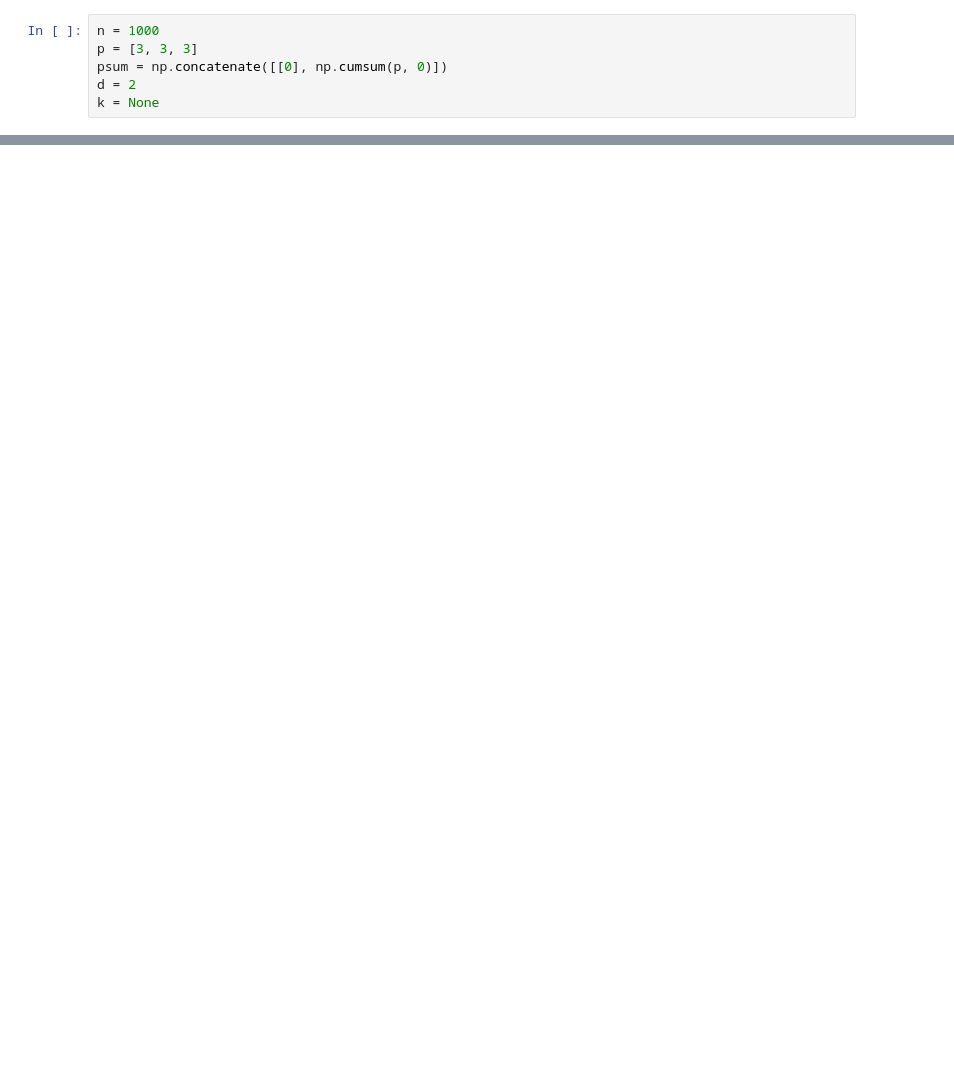
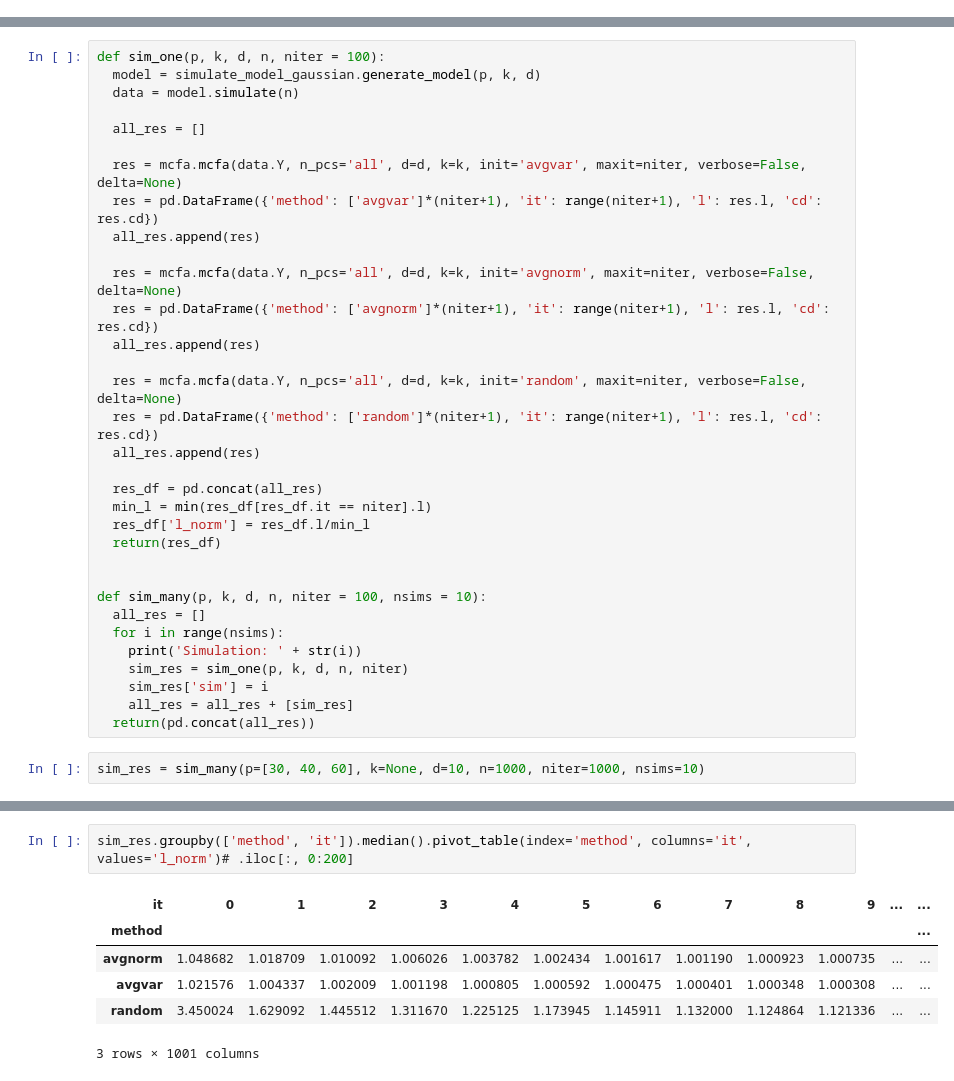
Before and after one commit to collinwa/MCFA, a Jupyter notebook: development_notebooks/initialization_and_convergence.ipynb, the cells around one changed output, grey strips where cells are left out. Drawn from its saved outputs; the diff is of its cells as text; blank space fills up the shorter version.

```diff
--- a/development_notebooks/initialization_and_convergence.ipynb
+++ b/development_notebooks/initialization_and_convergence.ipynb
@@ -13,6 +0,0 @@ def sqrtm(X):
-# %%
-n = 1000
-p = [3, 3, 3]
-psum = np.concatenate([[0], np.cumsum(p, 0)])
-d = 2
-k = None
@@ -761,0 +13,35 @@ tensor([[3.5946, 0.5210],
+# %%
+def sim_one(p, k, d, n, niter = 100):
+  model = simulate_model_gaussian.generate_model(p, k, d)
+  data = model.simulate(n)
+
+  all_res = []
+
+  res = mcfa.mcfa(data.Y, n_pcs='all', d=d, k=k, init='avgvar', maxit=niter, verbose=False, delta=None)
+  res = pd.DataFrame({'method': ['avgvar']*(niter+1), 'it': range(niter+1), 'l': res.l, 'cd': res.cd})
+  all_res.append(res)
+
+  res = mcfa.mcfa(data.Y, n_pcs='all', d=d, k=k, init='avgnorm', maxit=niter, verbose=False, delta=None)
+  res = pd.DataFrame({'method': ['avgnorm']*(niter+1), 'it': range(niter+1), 'l': res.l, 'cd': res.cd})
+  all_res.append(res)
+
+  res = mcfa.mcfa(data.Y, n_pcs='all', d=d, k=k, init='random', maxit=niter, verbose=False, delta=None)
+  res = pd.DataFrame({'method': ['random']*(niter+1), 'it': range(niter+1), 'l': res.l, 'cd': res.cd})
+  all_res.append(res)
+
+  res_df = pd.concat(all_res)
+  min_l = min(res_df[res_df.it == niter].l)
+  res_df['l_norm'] = res_df.l/min_l
+  return(res_df)
+
+
+def sim_many(p, k, d, n, niter = 100, nsims = 10):
+  all_res = []
+  for i in range(nsims):
+    print('Simulation: ' + str(i))
+    sim_res = sim_one(p, k, d, n, niter)
+    sim_res['sim'] = i
+    all_res = all_res + [sim_res]
+  return(pd.concat(all_res))
+# %%
+sim_res = sim_many(p=[30, 40, 60], k=None, d=10, n=1000, niter=1000, nsims=10)
@@ -761,0 +59,9 @@ tensor([[3.5946, 0.5210],
+# %%
+sim_res.groupby(['method', 'it']).median().pivot_table(index='method', columns='it', values='l_norm')# .iloc[:, 0:200]
+# %% [output]
+| it | 0 | 1 | 2 | 3 | 4 | 5 | 6 | 7 | 8 | 9 | ... | ... |
+| method |  |  |  |  |  |  |  |  |  |  |  | ... |
+| avgnorm | 1.048682 | 1.018709 | 1.010092 | 1.006026 | 1.003782 | 1.002434 | 1.001617 | 1.001190 | 1.000923 | 1.000735 | ... | ... |
+| avgvar | 1.021576 | 1.004337 | 1.002009 | 1.001198 | 1.000805 | 1.000592 | 1.000475 | 1.000401 | 1.000348 | 1.000308 | ... | ... |
+| random | 3.450024 | 1.629092 | 1.445512 | 1.311670 | 1.225125 | 1.173945 | 1.145911 | 1.132000 | 1.124864 | 1.121336 | ... | ... |
+3 rows × 1001 columns
```
Also changed, not shown: parts of 53 cells of this notebook.
